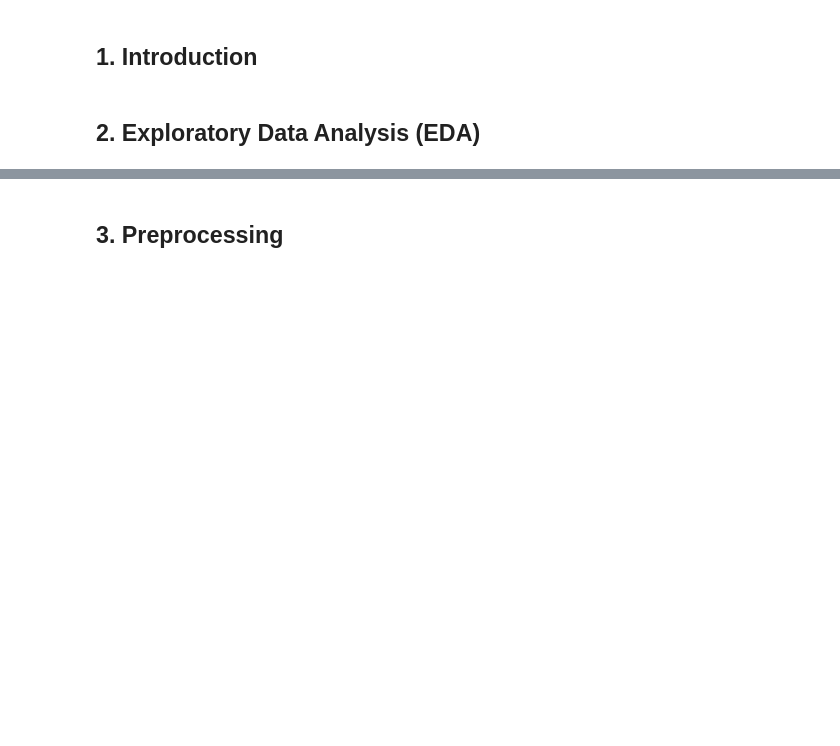
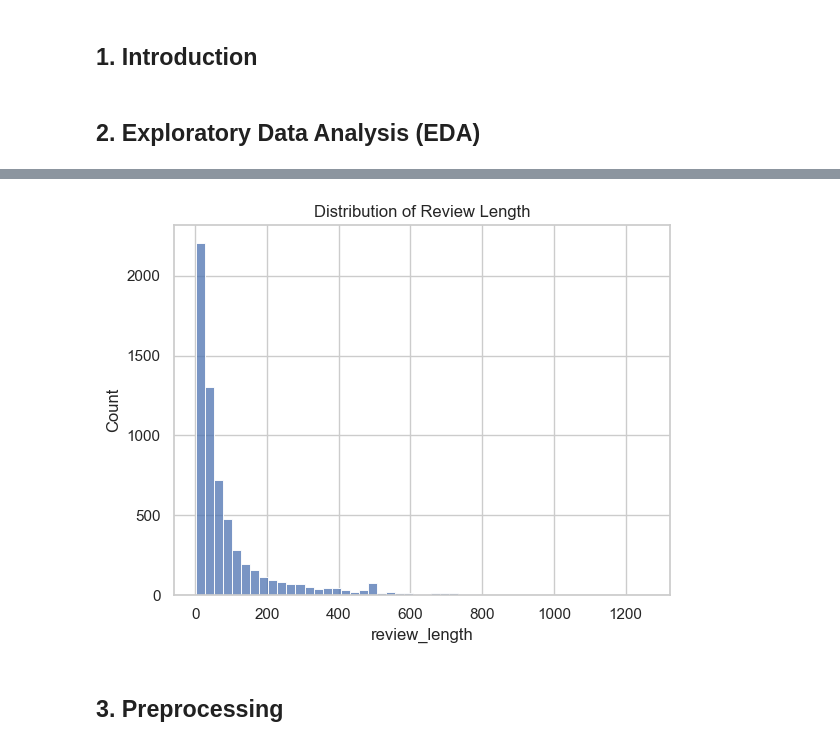
Before and after one commit to nicoholth/INFO284Semesterassignment, a Jupyter notebook: Task1_Sentiment/Task1_Sentiment.ipynb, the cells around one changed output, grey strips where cells are left out. Saved outputs shown, nothing was run; the diff lists cells and outputs as text; code cells hidden in the pictures; blank space fills up the shorter version.

```diff
--- a/Task1_Sentiment/Task1_Sentiment.ipynb
+++ b/Task1_Sentiment/Task1_Sentiment.ipynb
@@ -19,0 +70,4 @@ NameError: name 'pd' is not defined
+# %%
+df["review_length"] = df["review_text"].str.len()
+
+df["review_length"].describe()
@@ -20,3 +84,9 @@ NameError: name 'pd' is not defined
+# %%
+sns.histplot(df["review_length"], bins=50)
+plt.title("Distribution of Review Length")
+plt.show()
+# %% [output]
+[figure, added]
 # %% [markdown]
 ## 3. Preprocessing
 # %% [markdown]
```
Also changed, not shown: parts of 7 cells of this notebook.
